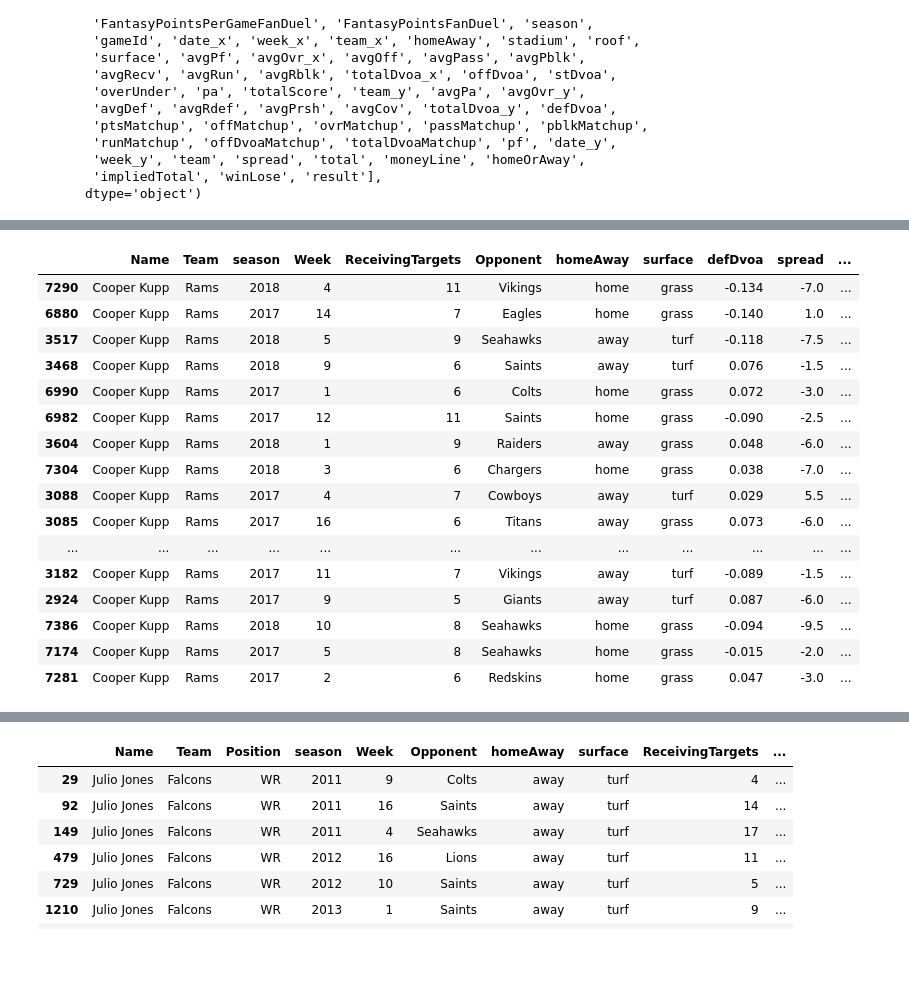
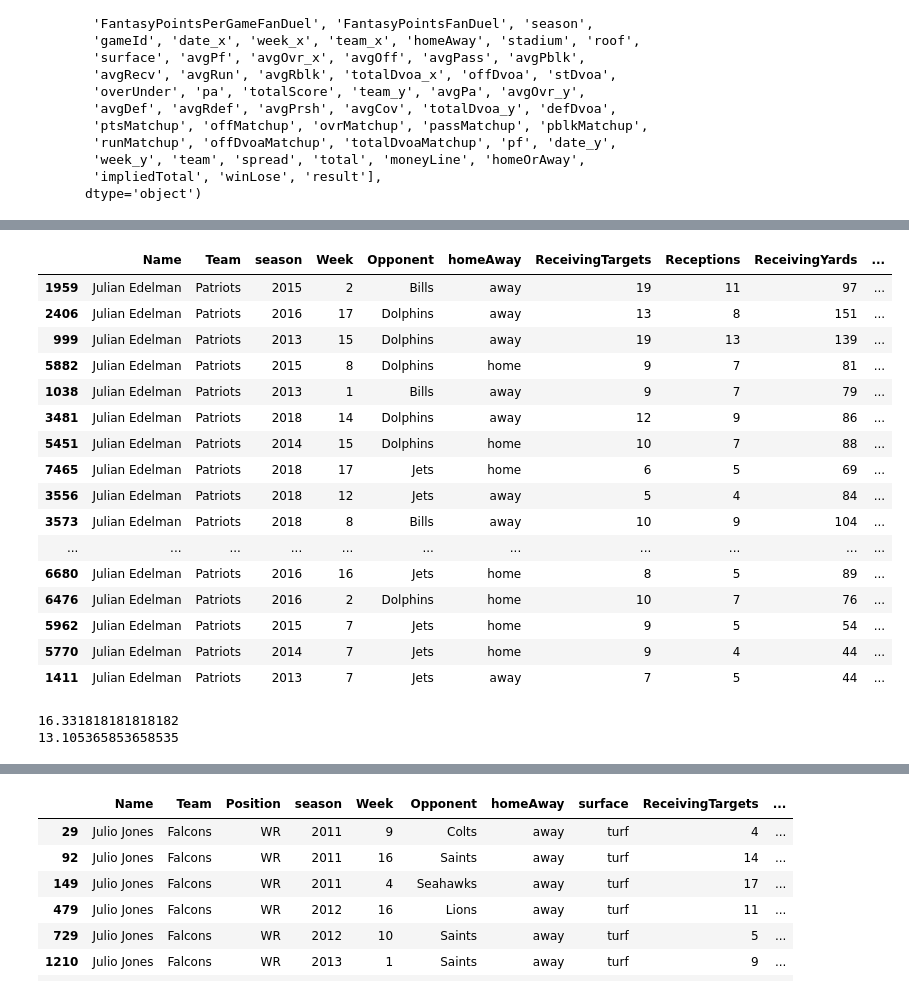
Before and after one commit to mries14/Springboard, a Jupyter notebook: Capstone2/WRDataSetup.ipynb, the cells around one changed output, grey strips where cells are left out. Cells and saved outputs as stored; diff of their text form; code cells hidden in the pictures; blank space fills up the shorter version.

```diff
--- a/Capstone2/WRDataSetup.ipynb
+++ b/Capstone2/WRDataSetup.ipynb
@@ -237,7 +237,7 @@ Index(['Rank', 'Name', 'Team', 'Position', 'Week', 'Opponent',
       dtype='object')
 # %%
 wrVars = ['Name', 'Team', 'Position','season', 'Week', 'Opponent', 'homeAway', 'surface','ReceivingTargets', 'Receptions', 'ReceptionPercentage',
-       'ReceivingYards', 'ReceivingTouchdowns','defDvoa','avgCov','avgPass','passMatchup','offMatchup','offDvoaMatchup','spread','total','impliedTotal', 'winLose', 'result','FantasyPointsFanDuel']
+       'ReceivingYards', 'ReceivingTouchdowns','defDvoa','avgCov','avgPass','passMatchup','offMatchup','offDvoaMatchup','spread','total','impliedTotal', 'winLose','pa', 'result','FantasyPointsFanDuel']
 # %%
 newWrs = wrs[wrVars]
 newWrs.tail()
@@ -273,27 +272,33 @@ corr.style.background_gradient(cmap='coolwarm')
 | FantasyPointsFanDuel | -0.00131853 | -0.00777578 | 0.471309 | 0.584032 | 0.132341 | 0.77674 | ... |
 # %%
 lookVars = ['Name', 'Team', 'season', 'Week', 'Opponent','homeAway',
-       'ReceivingTargets', 'Receptions','ReceivingYards', 'ReceivingTouchdowns','spread', 'total',
-       'impliedTotal', 'FantasyPointsFanDuel']
+       'ReceivingTargets', 'Receptions','ReceivingYards', 'ReceivingTouchdowns','spread', 'total','result',
+       'impliedTotal','pa', 'FantasyPointsFanDuel']
 # %%
-panth = newWrs[(newWrs['Name'] == 'Cooper Kupp') & (newWrs['season'] >= 2017)][['Name','Team','season','Week','ReceivingTargets','Opponent','homeAway','surface','defDvoa','spread','impliedTotal','FantasyPointsFanDuel']]
-panth.corr().style.background_gradient(cmap='coolwarm')
-panth[panth['ReceivingTargets'] > 4].sort_values('FantasyPointsFanDuel',ascending=False)
+panth = newWrs[(newWrs['Name'] == 'Julian Edelman') & (newWrs['season'] >= 2012)][lookVars]
+# panth.corr().style.background_gradient(cmap='coolwarm')
+panth[(panth['ReceivingTargets'] > 4) & (panth['Opponent'].isin(['Bills','Jets','Dolphins']))].sort_values('FantasyPointsFanDuel',ascending=False)
 # %% [output]
-|  | Name | Team | season | Week | ReceivingTargets | Opponent | homeAway | surface | defDvoa | spread | ... |
-| 7290 | Cooper Kupp | Rams | 2018 | 4 | 11 | Vikings | home | grass | -0.134 | -7.0 | ... |
-| 6880 | Cooper Kupp | Rams | 2017 | 14 | 7 | Eagles | home | grass | -0.140 | 1.0 | ... |
-| 3517 | Cooper Kupp | Rams | 2018 | 5 | 9 | Seahawks | away | turf | -0.118 | -7.5 | ... |
-| 3468 | Cooper Kupp | Rams | 2018 | 9 | 6 | Saints | away | turf | 0.076 | -1.5 | ... |
-| 6990 | Cooper Kupp | Rams | 2017 | 1 | 6 | Colts | home | grass | 0.072 | -3.0 | ... |
-| 6982 | Cooper Kupp | Rams | 2017 | 12 | 11 | Saints | home | grass | -0.090 | -2.5 | ... |
-| 3604 | Cooper Kupp | Rams | 2018 | 1 | 9 | Raiders | away | grass | 0.048 | -6.0 | ... |
-| 7304 | Cooper Kupp | Rams | 2018 | 3 | 6 | Chargers | home | grass | 0.038 | -7.0 | ... |
-| 3088 | Cooper Kupp | Rams | 2017 | 4 | 7 | Cowboys | away | turf | 0.029 | 5.5 | ... |
-| 3085 | Cooper Kupp | Rams | 2017 | 16 | 6 | Titans | away | grass | 0.073 | -6.0 | ... |
-| ... | ... | ... | ... | ... | ... | ... | ... | ... | ... | ... | ... |
-| 3182 | Cooper Kupp | Rams | 2017 | 11 | 7 | Vikings | away | turf | -0.089 | -1.5 | ... |
-| 2924 | Cooper Kupp | Rams | 2017 | 9 | 5 | Giants | away | turf | 0.087 | -6.0 | ... |
-| 7386 | Cooper Kupp | Rams | 2018 | 10 | 8 | Seahawks | home | grass | -0.094 | -9.5 | ... |
-| 7174 | Cooper Kupp | Rams | 2017 | 5 | 8 | Seahawks | home | grass | -0.015 | -2.0 | ... |
-| 7281 | Cooper Kupp | Rams | 2017 | 2 | 6 | Redskins | home | grass | 0.047 | -3.0 | ... |
+|  | Name | Team | season | Week | Opponent | homeAway | ReceivingTargets | Receptions | ReceivingYards | ... |
+| 1959 | Julian Edelman | Patriots | 2015 | 2 | Bills | away | 19 | 11 | 97 | ... |
+| 2406 | Julian Edelman | Patriots | 2016 | 17 | Dolphins | away | 13 | 8 | 151 | ... |
+| 999 | Julian Edelman | Patriots | 2013 | 15 | Dolphins | away | 19 | 13 | 139 | ... |
+| 5882 | Julian Edelman | Patriots | 2015 | 8 | Dolphins | home | 9 | 7 | 81 | ... |
+| 1038 | Julian Edelman | Patriots | 2013 | 1 | Bills | away | 9 | 7 | 79 | ... |
+| 3481 | Julian Edelman | Patriots | 2018 | 14 | Dolphins | away | 12 | 9 | 86 | ... |
+| 5451 | Julian Edelman | Patriots | 2014 | 15 | Dolphins | home | 10 | 7 | 88 | ... |
+| 7465 | Julian Edelman | Patriots | 2018 | 17 | Jets | home | 6 | 5 | 69 | ... |
+| 3556 | Julian Edelman | Patriots | 2018 | 12 | Jets | away | 5 | 4 | 84 | ... |
+| 3573 | Julian Edelman | Patriots | 2018 | 8 | Bills | away | 10 | 9 | 104 | ... |
+| ... | ... | ... | ... | ... | ... | ... | ... | ... | ... | ... |
+| 6680 | Julian Edelman | Patriots | 2016 | 16 | Jets | home | 8 | 5 | 89 | ... |
+| 6476 | Julian Edelman | Patriots | 2016 | 2 | Dolphins | home | 10 | 7 | 76 | ... |
+| 5962 | Julian Edelman | Patriots | 2015 | 7 | Jets | home | 9 | 5 | 54 | ... |
+| 5770 | Julian Edelman | Patriots | 2014 | 7 | Jets | home | 9 | 4 | 44 | ... |
+| 1411 | Julian Edelman | Patriots | 2013 | 7 | Jets | away | 7 | 5 | 44 | ... |
+# %%
+print(np.mean(panth[(panth['ReceivingTargets'] > 4) & (panth['Opponent'].isin(['Bills','Jets','Dolphins']))]['FantasyPointsFanDuel']))
+print(np.mean(panth[(panth['ReceivingTargets'] > 4) & (np.logical_not(panth['Opponent'].isin(['Bills','Jets','Dolphins'])))]['FantasyPointsFanDuel']))
+# %% [output]
+16.331818181818182
+13.105365853658535
```
Also changed, not shown: parts of 5 cells of this notebook, 3 other files.
